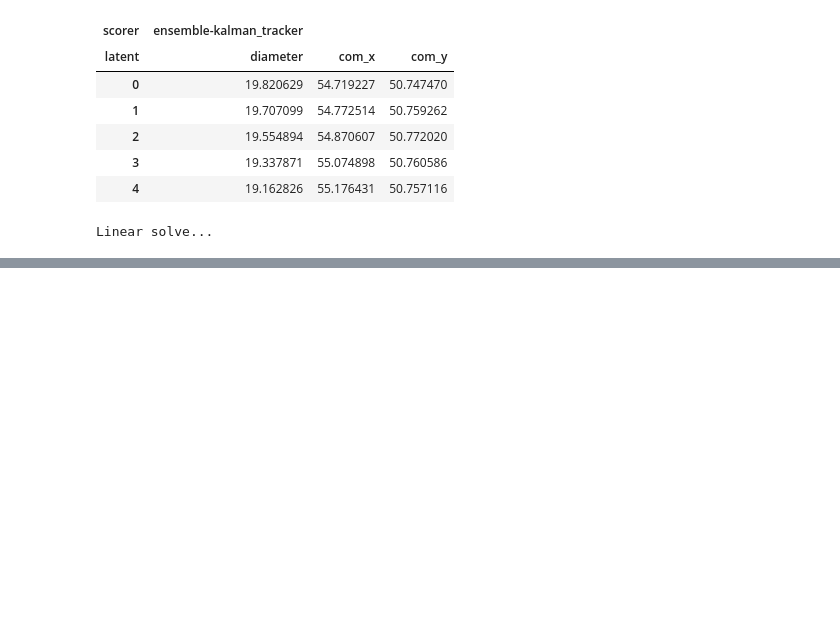
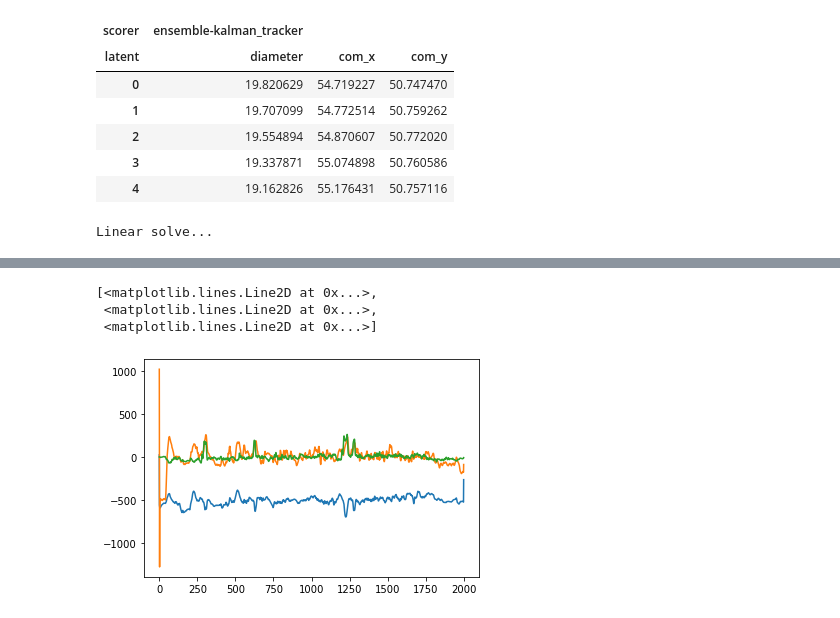
Before and after one commit to erialc-cal/eks, a Jupyter notebook: Kalman via optimisation.ipynb, the cells around one changed output, grey strips where cells are left out. Drawn from its saved outputs; the diff is of its cells as text; code cells hidden in the pictures; blank space fills up the shorter version.

```diff
--- a/Kalman via optimisation.ipynb
+++ b/Kalman via optimisation.ipynb
@@ -85,6 +86,6 @@ y = scaled_ensemble_preds
 # %%
 ### Initial states
-
+y, mean_array = pupil_process()
 r = 3
 T = 2000
 mu0 = np.asarray([np.mean(pupil_diameters), 0.0, 0.0])
@@ -236,3 +277,10 @@ invD = np.linalg.inv(D)
 # %%
 G_pred = gradient2(q_test, y, mu0, S0, A, B, invD, invE)
 G_o = gradient2(q_norm, y, mu0, S0, A, B, invD, invE)
+# %%
+plt.plot(G_pred)
+# %% [output]
+[<matplotlib.lines.Line2D at 0x...>,
+ <matplotlib.lines.Line2D at 0x...>,
+ <matplotlib.lines.Line2D at 0x...>]
+[figure, added]
```
Also changed, not shown: parts of 29 cells of this notebook, 2 other files.
